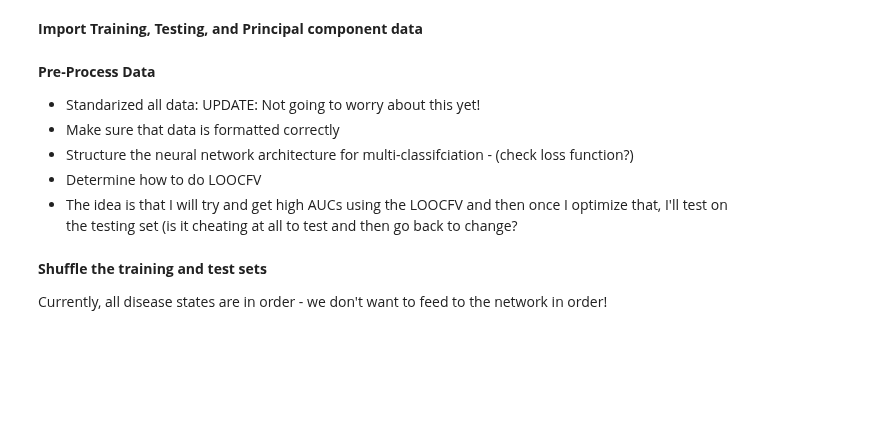
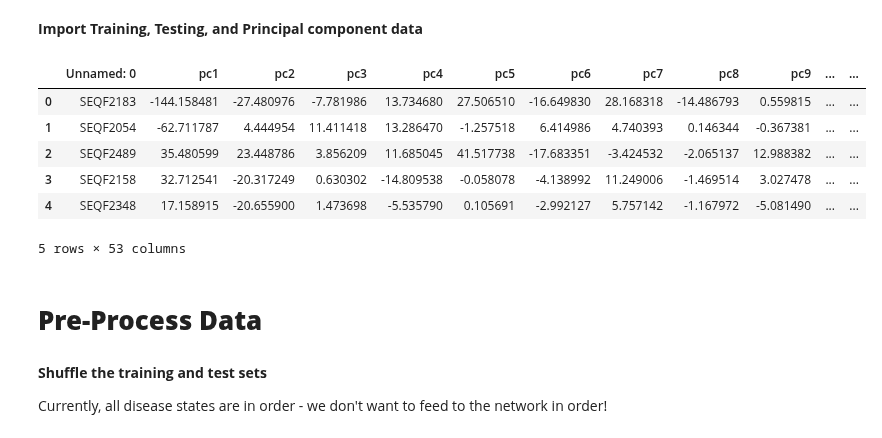
Before and after one commit to meghutch/Multi_Cancer_DL, a Jupyter notebook: 03_Analysis/Neural_Network.ipynb, the cells around one changed output. Drawn from its saved outputs; the diff is of its cells as text; code cells hidden in the pictures; blank space fills up the shorter version.

```diff
--- a/03_Analysis/Neural_Network.ipynb
+++ b/03_Analysis/Neural_Network.ipynb
@@ -28,14 +28,19 @@ principal_Df_ALL = pd.read_csv('C:\\Users\\User\\Box Sync/Projects/Multi_Cancer_
 genesTrain_transformed_90 = pd.read_csv('C:\\Users\\User\\Box Sync/Projects/Multi_Cancer_DL/02_Processed_Data/genesTrain_transformed_90.csv')
 # Principal Components projected onto the test set
 genesTest_transformed_90 = pd.read_csv('C:\\Users\\User\\Box Sync/Projects/Multi_Cancer_DL/02_Processed_Data/genesTest_transformed_90.csv')
-# %% [markdown]
-**Pre-Process Data**
-
-* Standarized all data: UPDATE: Not going to worry about this yet!
-* Make sure that data is formatted correctly
-* Structure the neural network architecture for multi-classifciation - (check loss function?)
-* Determine how to do LOOCFV
-* The idea is that I will try and get high AUCs using the LOOCFV and then once I optimize that, I'll test on the testing set (is it cheating at all to test and then go back to change?
+# %%
+mcTrain.head()
+genesTrain_transformed_90.head()
+# %% [output]
+|  | Unnamed: 0 | pc1 | pc2 | pc3 | pc4 | pc5 | pc6 | pc7 | pc8 | pc9 | ... | ... |
+| 0 | SEQF2183 | -144.158481 | -27.480976 | -7.781986 | 13.734680 | 27.506510 | -16.649830 | 28.168318 | -14.486793 | 0.559815 | ... | ... |
+| 1 | SEQF2054 | -62.711787 | 4.444954 | 11.411418 | 13.286470 | -1.257518 | 6.414986 | 4.740393 | 0.146344 | -0.367381 | ... | ... |
+| 2 | SEQF2489 | 35.480599 | 23.448786 | 3.856209 | 11.685045 | 41.517738 | -17.683351 | -3.424532 | -2.065137 | 12.988382 | ... | ... |
+| 3 | SEQF2158 | 32.712541 | -20.317249 | 0.630302 | -14.809538 | -0.058078 | -4.138992 | 11.249006 | -1.469514 | 3.027478 | ... | ... |
+| 4 | SEQF2348 | 17.158915 | -20.655900 | 1.473698 | -5.535790 | 0.105691 | -2.992127 | 5.757142 | -1.167972 | -5.081490 | ... | ... |
+5 rows × 53 columns
+# %% [markdown]
+# **Pre-Process Data**
 # %%
 # remove genetic data from the mcTrain dataset
 mcTrain = mcTrain[['seq_num','diagnosis', 'dilute_library_concentration', 'age', 'gender']]
```
Also changed, not shown: parts of 10 cells of this notebook.
